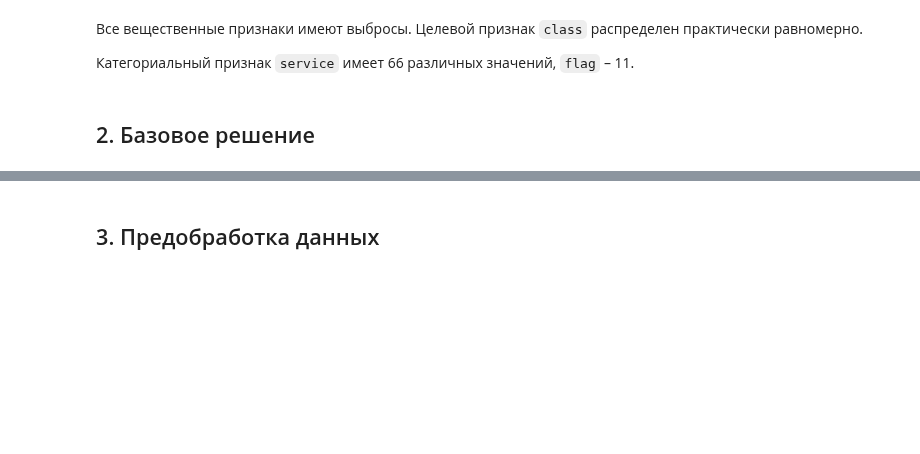
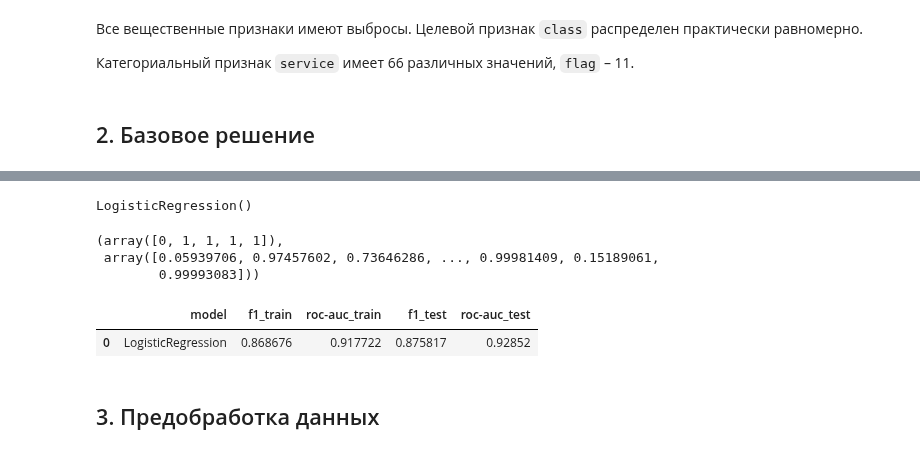
Before and after one commit to dnlygvtv/Python_for_Data_Science_HWs, a Jupyter notebook: HW/HW_final.ipynb, the cells around one changed output, grey strips where cells are left out. Drawn from its saved outputs; the diff is of its cells as text; code cells hidden in the pictures; blank space fills up the shorter version.

```diff
--- a/HW/HW_final.ipynb
+++ b/HW/HW_final.ipynb
@@ -152,3 +147,55 @@ pred_train[:5]
+# %%
+lr = LogisticRegression()
+lr.fit(X_train, y_train)
+# %% [output]
+LogisticRegression()
+# %%
+pred_train = lr.predict(X_train)
+pred_test = lr.predict(X_test)
+pred_proba_train = lr.predict_proba(X_train)
+pred_proba_test = lr.predict_proba(X_test)
+
+pred_train[:5], pred_proba_train[:, 1]
+# %% [output]
+(array([0, 1, 1, 1, 1]),
+ array([0.05939706, 0.97457602, 0.73646286, ..., 0.99981409, 0.15189061,
+        0.99993083]))
+# %%
+stata = pd.DataFrame(columns=['model', 'f1_train', 'roc-auc_train', 'f1_test', 'roc-auc_test'])
+# %%
+from sklearn.metrics import roc_curve, auc, f1_score
+
+def make_stata(pred_train, pred_test, pred_proba_train, pred_proba_test):
+
+    fpr, tpr, _ = roc_curve(y_train, pred_proba_train[:, 1])
+    roc_auc_train = auc(fpr, tpr)
+
+    fpr, tpr, _ = roc_curve(y_test, pred_proba_test[:, 1])
+    roc_auc_test = auc(fpr, tpr)
+
+    f1_train = f1_score(y_train, pred_train, average='macro')
+    f1_test = f1_score(y_test, pred_test, average='macro')
+
+    return {
+        'f1_train': f1_train,
+        'roc-auc_train': roc_auc_train,
+        'f1_test': f1_test,
+        'roc-auc_test': roc_auc_test,
+    }
+# %%
+stats = make_stata(pred_train, pred_test, pred_proba_train, pred_proba_test)
+
+stata = stata.append({
+        'model': 'LogisticRegression',
+        'f1_train': stats['f1_train'],
+        'roc-auc_train': stats['roc-auc_train'],
+        'f1_test': stats['f1_test'],
+        'roc-auc_test': stats['roc-auc_test'],
+    }, ignore_index=True)
+stata
+# %% [output]
+|  | model | f1_train | roc-auc_train | f1_test | roc-auc_test |
+| 0 | LogisticRegression | 0.868676 | 0.917722 | 0.875817 | 0.92852 |
 # %% [markdown]
 ## 3. Предобработка данных
 # %%
```
Also changed, not shown: parts of 2 cells of this notebook.
